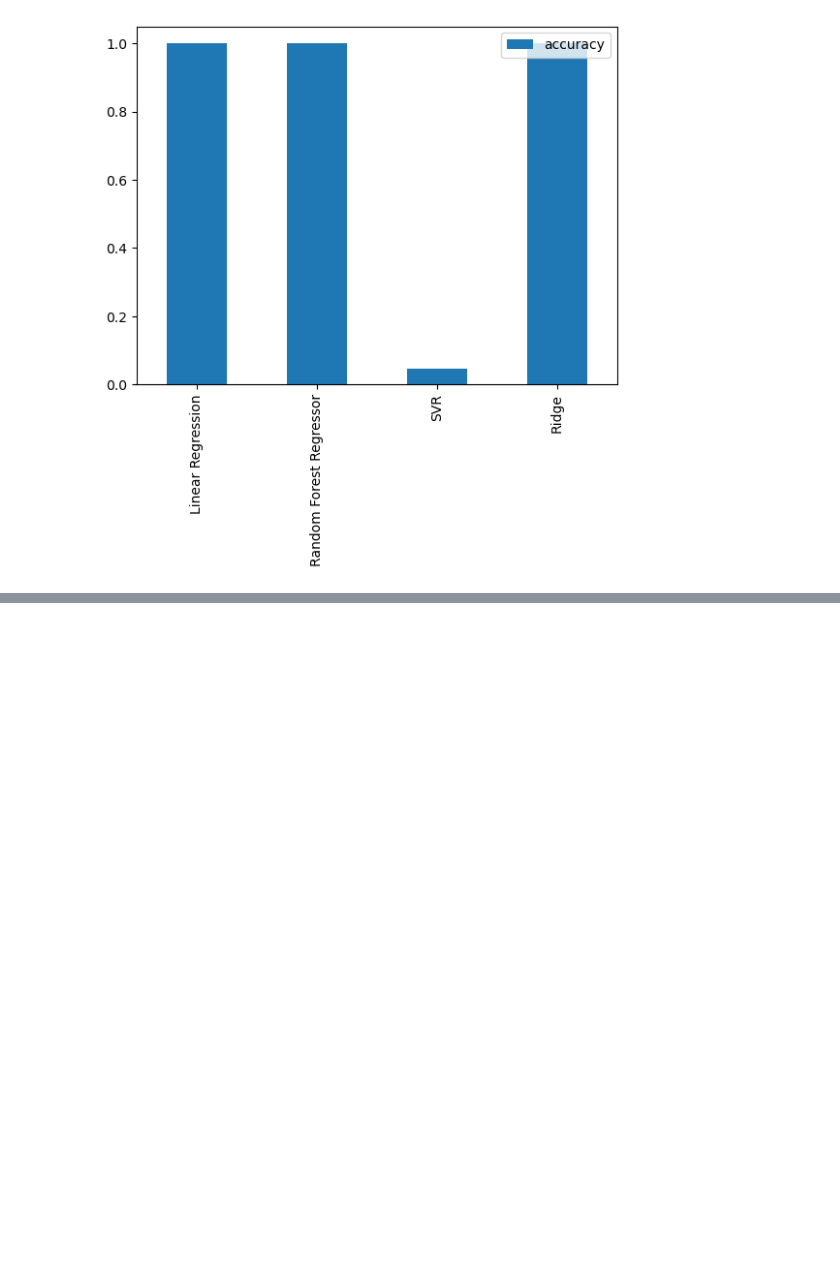
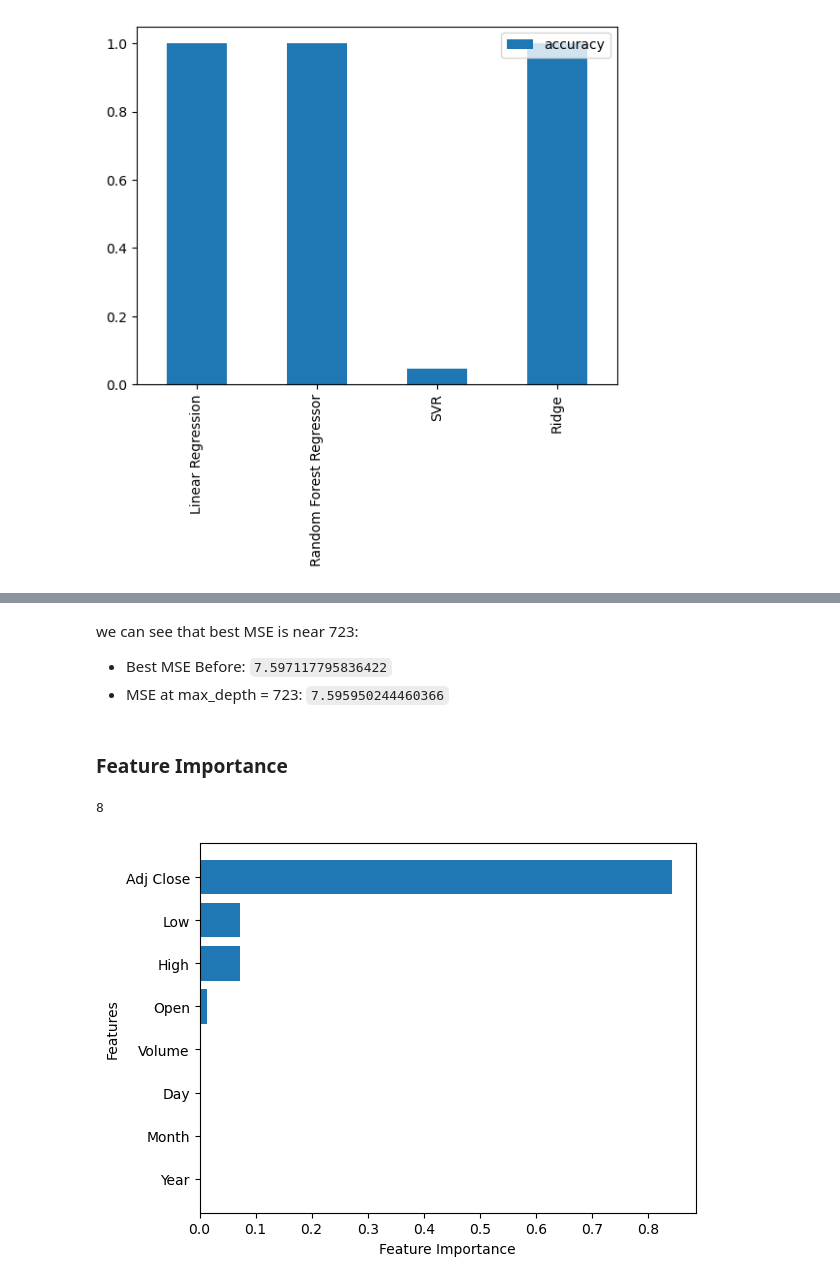
Before and after one commit to sameerbatra1/Reliance-stock-prediction, a Jupyter notebook: Code.ipynb, the cells around one changed output, grey strips where cells are left out. Cells and saved outputs as stored; diff of their text form; code cells hidden in the pictures; blank space fills up the shorter version.

Commit message:
Manual Hyperparameter Tuning and feature_importance

```diff
--- a/Code.ipynb
+++ b/Code.ipynb
@@ -465,0 +638,8 @@ Fitting 5 folds for each of 1920 candidates, totalling 9600 fits
+# %%
+ideal_model = RandomForestRegressor(n_estimators=47, max_features=38, max_depth=None)
+ideal_model.fit(X_train, y_train)
+y_preds = ideal_model.predict(X_test)
+score = r2_score(y_test, y_preds)
+mse = mean_squared_error(y_test, y_preds)
+print("R2 Score: ", score)
+print("Mean Scored Error", mse)
@@ -465,0 +731,22 @@ Fitting 5 folds for each of 1920 candidates, totalling 9600 fits
+# %%
+parameters = np.arange(720, 730, 1)
+best_mse = float('inf')  # Initialize to a very large value
+value_of_i = 0
+for i in parameters:
+    ideal_model = RandomForestRegressor(n_estimators=150, max_features=18, max_depth=i)
+    ideal_model.fit(X_train, y_train)
+    y_preds = ideal_model.predict(X_test)
+    score = r2_score(y_test, y_preds)
+    mse = mean_squared_error(y_test, y_preds)
+
+    print("max_depth: ", i)
+    print("R2 Score: ", score)
+    print("Mean Squareed Error", mse)
+
+    if mse < best_mse:
+        value_of_i = i
+        best_mse = mse
+
+print("---------------------")
+print("Value of i: ", value_of_i)
+print("Best MSE:", best_mse)
@@ -465,0 +771,27 @@ Fitting 5 folds for each of 1920 candidates, totalling 9600 fits
+# %% [markdown]
+we can see that best MSE is near 723:
+* Best MSE Before: `7.597117795836422`
+* MSE at max_depth = 723: `7.595950244460366`
+# %% [markdown]
+### Feature Importance
+# %%
+len(ideal_model.feature_importances_)
+# %% [output]
+8
+# %%
+def plot_features(columns, importances, n=20):
+    df = (pd.DataFrame({"features": columns,
+                       "feature_importances": importances})
+         .sort_values("feature_importances", ascending=False)
+         .reset_index(drop=True))
+
+    # Plot the dataframe
+    fig, ax = plt.subplots()
+    ax.barh(df["features"][:n], df["feature_importances"][:20])
+    ax.set_ylabel("Features")
+    ax.set_xlabel("Feature Importance")
+    ax.invert_yaxis()
+# %%
+plot_features(X_train.columns, ideal_model.feature_importances_)
+# %% [output]
+[figure, added]
```
Also changed, not shown: parts of 38 cells of this notebook.
